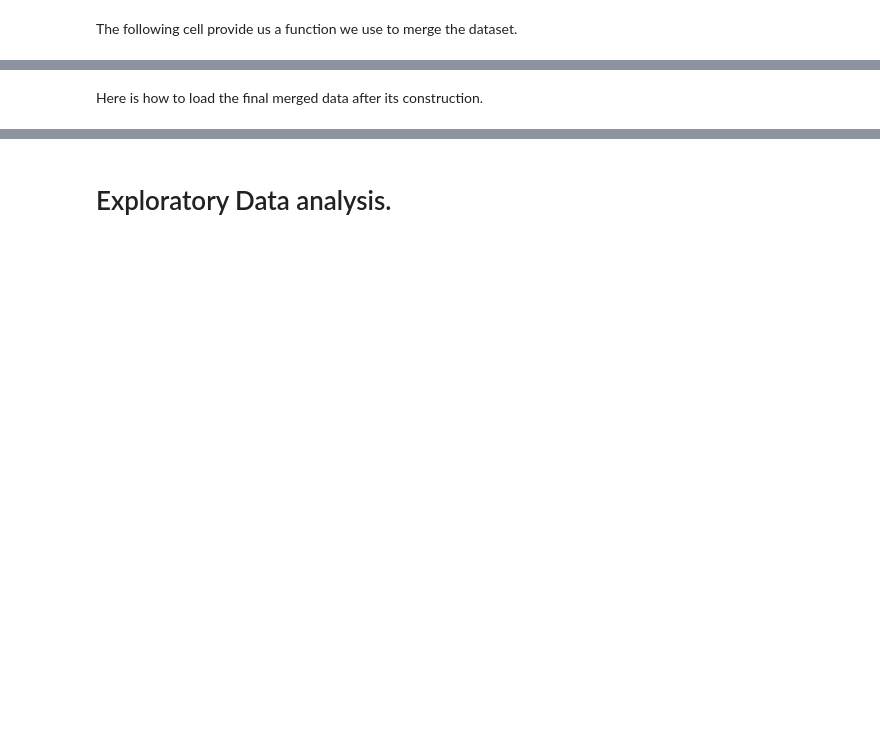
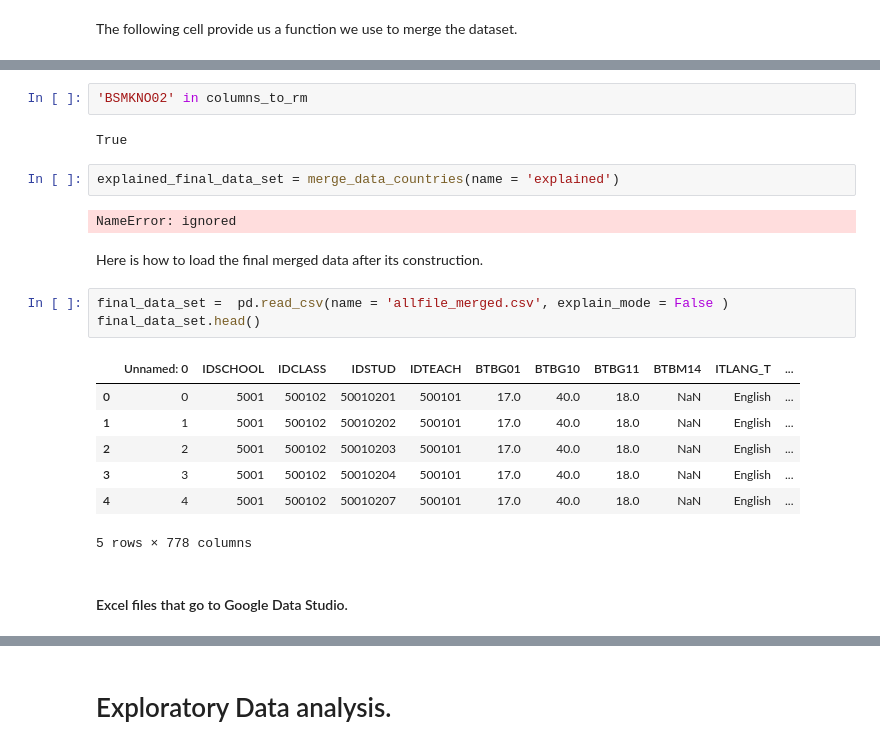
Before and after one commit to AntsaHoneywinner/DSIcapstoneproject, a Jupyter notebook: Capstone_project_Antsa_Rakotondrafara.ipynb, the cells around one changed output, grey strips where cells are left out. Saved outputs shown, nothing was run; the diff lists cells and outputs as text; blank space fills up the shorter version.

```diff
--- a/Capstone_project_Antsa_Rakotondrafara.ipynb
+++ b/Capstone_project_Antsa_Rakotondrafara.ipynb
@@ -528,2 +646,23 @@ Merge the data from both directory.
+# %%
+'BSMKNO02' in columns_to_rm
+# %% [output]
+True
+# %%
+explained_final_data_set = merge_data_countries(name = 'explained')
+# %% [output]
+NameError: ignored
 # %% [markdown]
 Here is how to load the final merged data after its construction.
+# %%
+final_data_set =  pd.read_csv(name = 'allfile_merged.csv', explain_mode = False )
+final_data_set.head()
+# %% [output]
+|  | Unnamed: 0 | IDSCHOOL | IDCLASS | IDSTUD | IDTEACH | BTBG01 | BTBG10 | BTBG11 | BTBM14 | ITLANG_T | ... |
+| 0 | 0 | 5001 | 500102 | 50010201 | 500101 | 17.0 | 40.0 | 18.0 | NaN | English | ... |
+| 1 | 1 | 5001 | 500102 | 50010202 | 500101 | 17.0 | 40.0 | 18.0 | NaN | English | ... |
+| 2 | 2 | 5001 | 500102 | 50010203 | 500101 | 17.0 | 40.0 | 18.0 | NaN | English | ... |
+| 3 | 3 | 5001 | 500102 | 50010204 | 500101 | 17.0 | 40.0 | 18.0 | NaN | English | ... |
+| 4 | 4 | 5001 | 500102 | 50010207 | 500101 | 17.0 | 40.0 | 18.0 | NaN | English | ... |
+5 rows × 778 columns
+# %% [markdown]
+#### Excel files that go to Google Data Studio.
```
Also changed, not shown: parts of 67 cells of this notebook.
